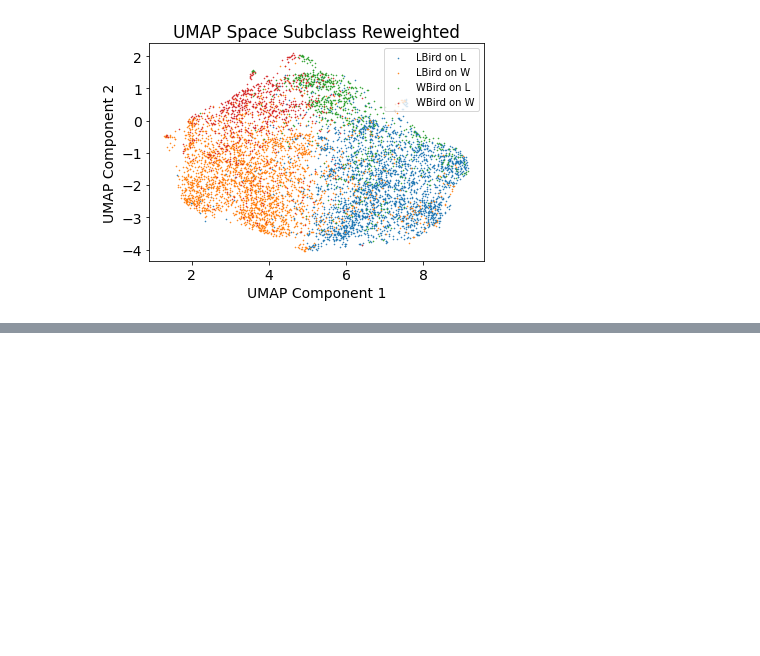
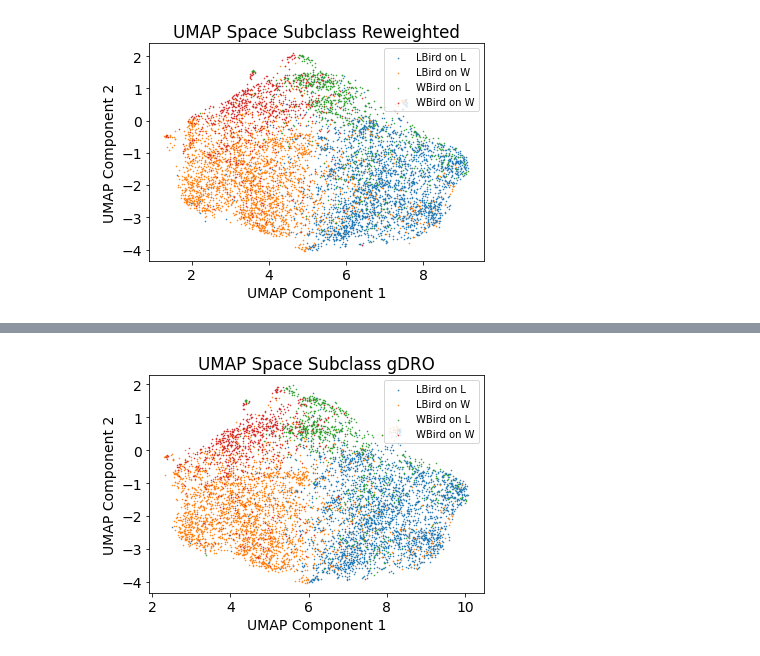
Before and after one commit to MsAsterisk1/ERM_GDRO, a Jupyter notebook: feature_vis.ipynb, the cells around one changed output, grey strips where cells are left out. Saved outputs shown, nothing was run; the diff lists cells and outputs as text; code cells hidden in the pictures; blank space fills up the shorter version.

```diff
--- a/feature_vis.ipynb
+++ b/feature_vis.ipynb
@@ -119,0 +140,7 @@ make_plot('UMAP Space Subclass Reweighted', embeds_subr, groups_subr)
+# %%
+df_features_subg = pd.read_csv('./features_sub_r_g.csv', index_col=0)
+features_subg = df_features_subg.drop(['label'], axis=1).values
+reducer = UMAP(random_state=8, n_components=2)
+embeds_subg = reducer.fit_transform(features_subg)
+# %%
+groups_subg =  df_features_subg['label'].values
@@ -119,0 +152,4 @@ make_plot('UMAP Space Subclass Reweighted', embeds_subr, groups_subr)
+# %%
+make_plot('UMAP Space Subclass gDRO', embeds_subg, groups_subg)
+# %% [output]
+[figure, added]
```
Also changed, not shown: parts of 8 cells of this notebook, 1 other file.
